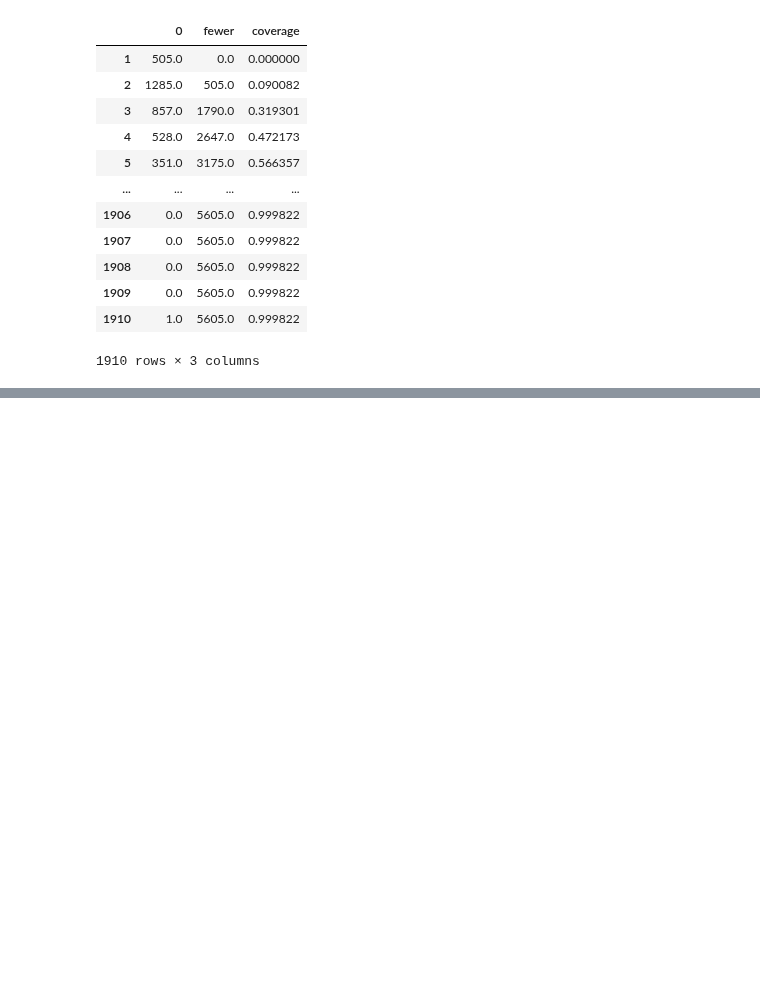
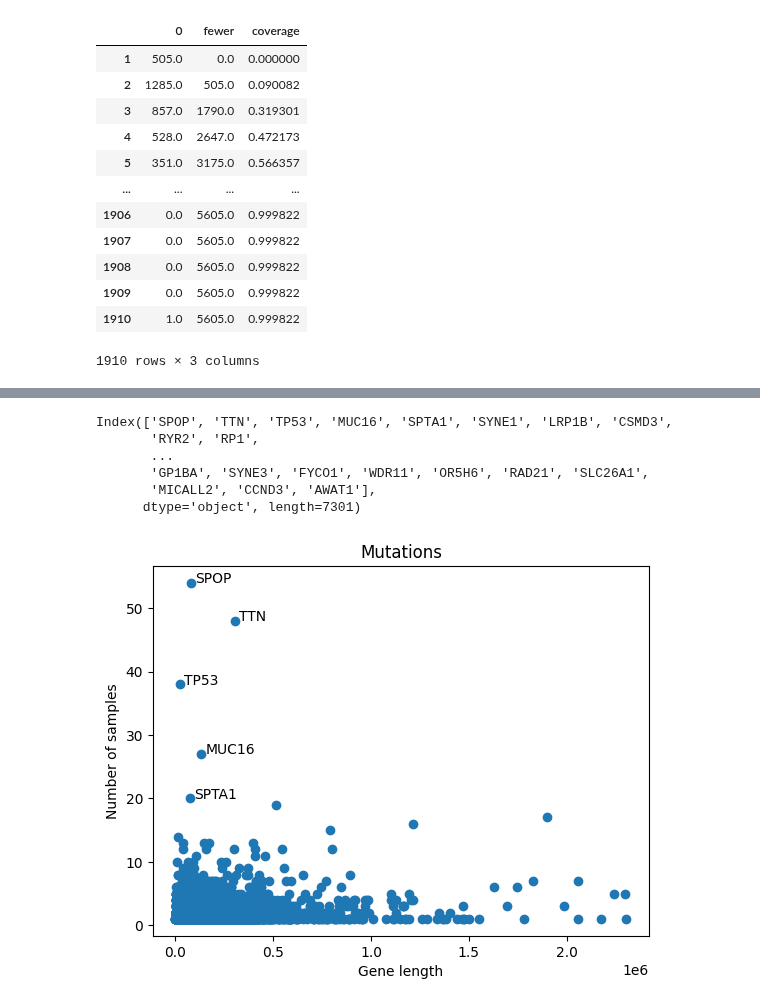
Before and after one commit to dmartmillan/OMEN, a Jupyter notebook: new_data/gene_patient_CADD.ipynb, the cells around one changed output, grey strips where cells are left out. Cells and saved outputs as stored; diff of their text form; code cells hidden in the pictures; blank space fills up the shorter version.

```diff
--- a/new_data/gene_patient_CADD.ipynb
+++ b/new_data/gene_patient_CADD.ipynb
@@ -340,6 +330,8 @@ genes_df
 | CCND3 | 1 |
 | AWAT1 | 1 |
 7301 rows × 1 columns
+# %%
+df_original = pd.DataFrame.copy(genes_df)
 # %%
 # Not length corrected!
 mf = genes_df
@@ -709,0 +754,29 @@ f.close()
+# %%
+df_original.index
+# %% [output]
+Index(['SPOP', 'TTN', 'TP53', 'MUC16', 'SPTA1', 'SYNE1', 'LRP1B', 'CSMD3',
+       'RYR2', 'RP1',
+       ...
+       'GP1BA', 'SYNE3', 'FYCO1', 'WDR11', 'OR5H6', 'RAD21', 'SLC26A1',
+       'MICALL2', 'CCND3', 'AWAT1'],
+      dtype='object', length=7301)
+# %%
+lengths_log = []
+lengths = []
+for gene in df_original.index:
+    lengths_log.append(math.log(genes_length[gene],10))
+    lengths.append(genes_length[gene])
+# %%
+y = df_original.values
+text = df_original.index
+# %%
+plt.scatter(lengths,y)
+for i in range(5):
+    plt.annotate(text[i], (lengths[i]+20000, y[i]))
+
+plt.ylabel('Number of samples')
+plt.xlabel('Gene length')
+plt.title('Mutations')
+plt.savefig('gene_length_vs_number_of_samples')
+# %% [output]
+[figure, added]
```
Also changed, not shown: parts of 5 cells of this notebook, 2 other files.
